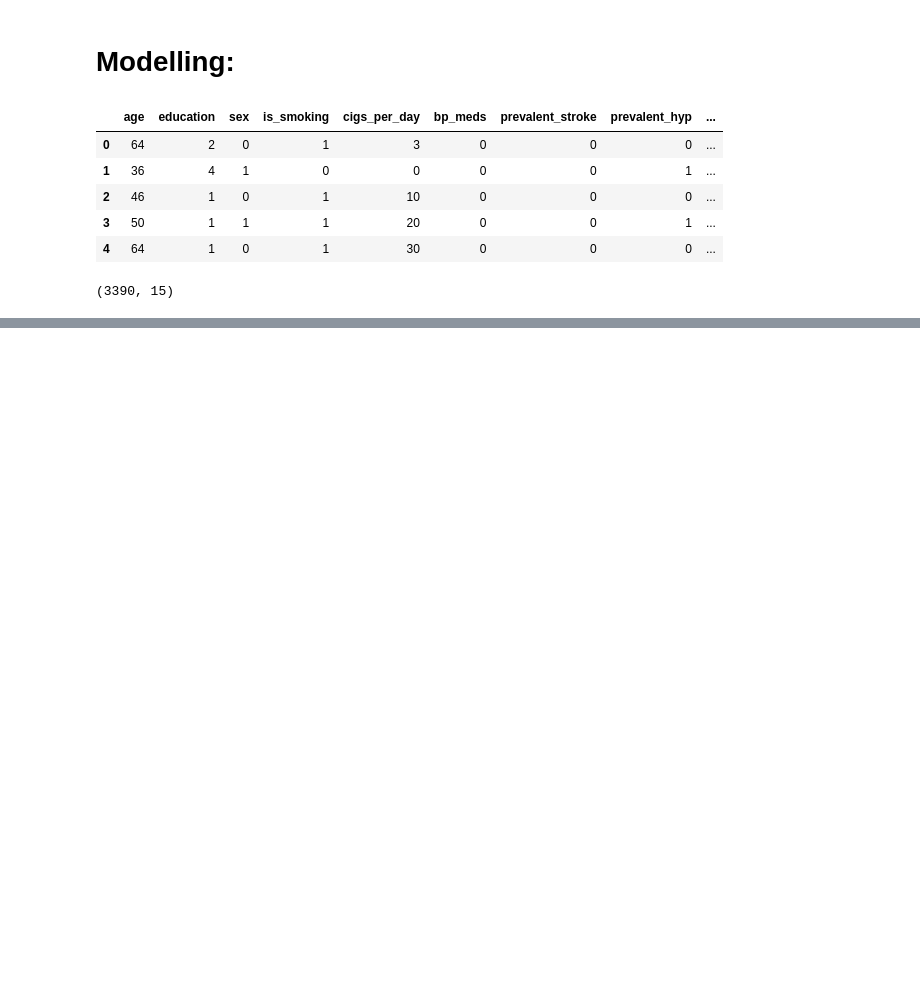
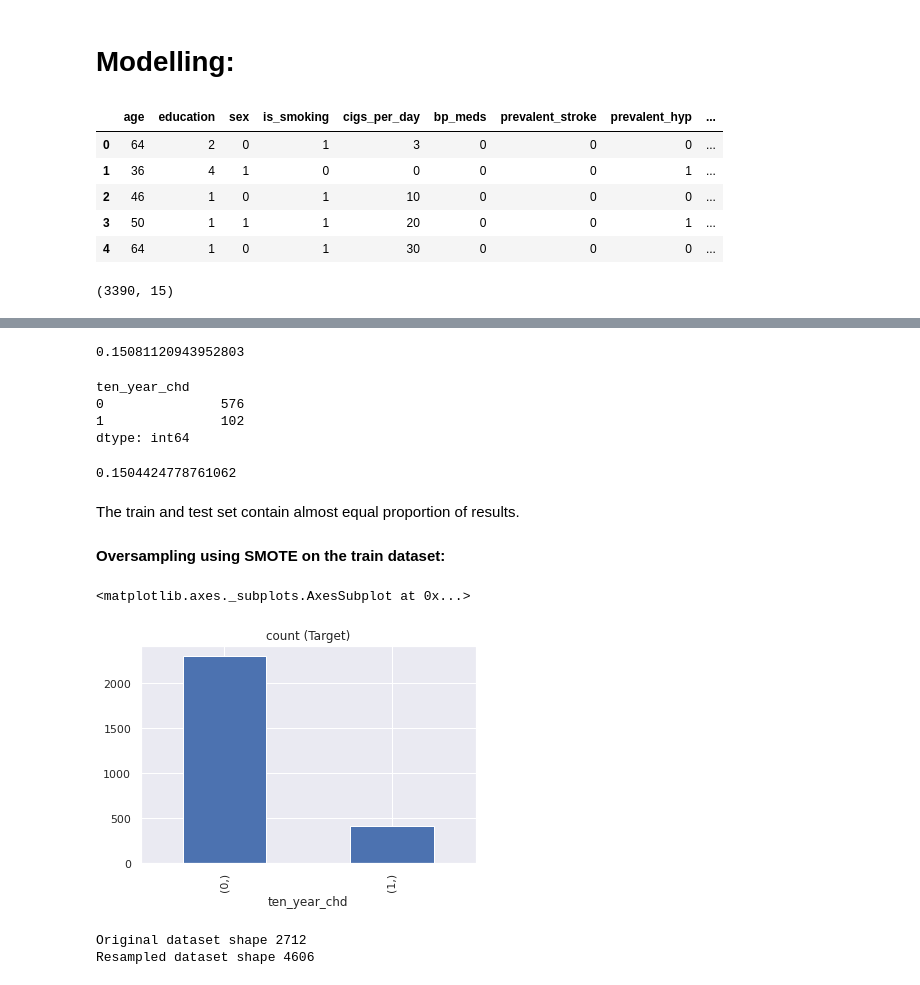
Before and after one commit to shaloy-lewis/cardiovascular_risk_prediction, a Jupyter notebook: Cardiovascular_Risk_Prediction_Shaloy_Lewis.ipynb, the cells around one changed output, grey strips where cells are left out. Saved outputs shown, nothing was run; the diff lists cells and outputs as text; code cells hidden in the pictures; blank space fills up the shorter version.

```diff
--- a/Cardiovascular_Risk_Prediction_Shaloy_Lewis.ipynb
+++ b/Cardiovascular_Risk_Prediction_Shaloy_Lewis.ipynb
@@ -799,0 +829,5 @@ y = df[dependent_var]
+# %%
+# train test split
+from sklearn.model_selection import train_test_split
+
+X_train, X_test, y_train, y_test = train_test_split(X, y, test_size=0.2, random_state=0, stratify=y, shuffle=True)
@@ -799,0 +841,38 @@ y = df[dependent_var]
+# %%
+409/(409+2303)
+# %% [output]
+0.15081120943952803
+# %%
+y_test.value_counts()
+# %% [output]
+ten_year_chd
+0               576
+1               102
+dtype: int64
+# %%
+102/(102+576)
+# %% [output]
+0.1504424778761062
+# %% [markdown]
+The train and test set contain almost equal proportion of results.
+# %% [markdown]
+**Oversampling using SMOTE on the train dataset:**
+# %%
+# visualize the target variable before SMOTE
+y_train.value_counts().plot(kind='bar', title='count (Target)')
+# %% [output]
+<matplotlib.axes._subplots.AxesSubplot at 0x...>
+[figure, added]
+# %%
+from imblearn.over_sampling import SMOTE
+
+smote = SMOTE()
+
+# fit predictor and target variable
+X_smote, y_smote = smote.fit_resample(X_train, y_train)
+
+print('Original dataset shape', len(y_train))
+print('Resampled dataset shape', len(y_smote))
+# %% [output]
+Original dataset shape 2712
+Resampled dataset shape 4606
```
Also changed, not shown: parts of 52 cells of this notebook.
